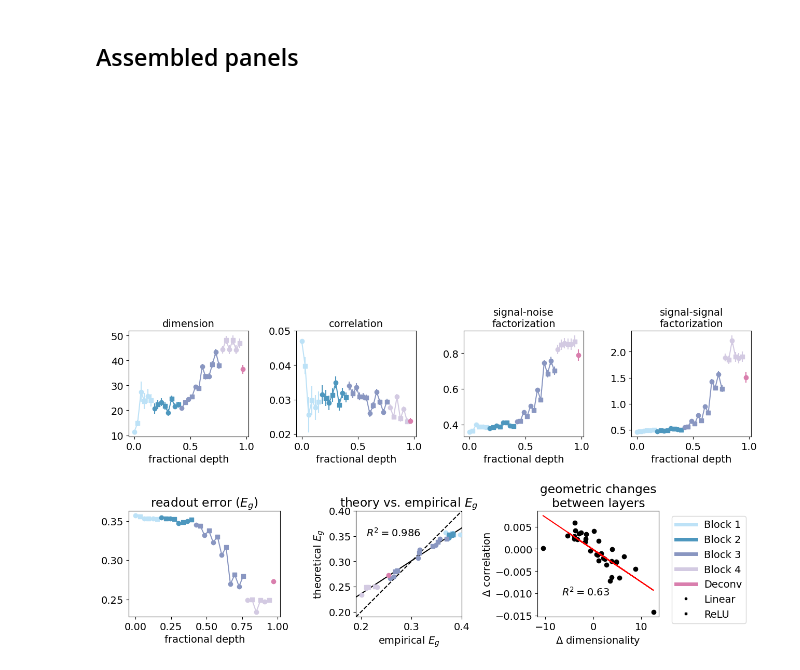
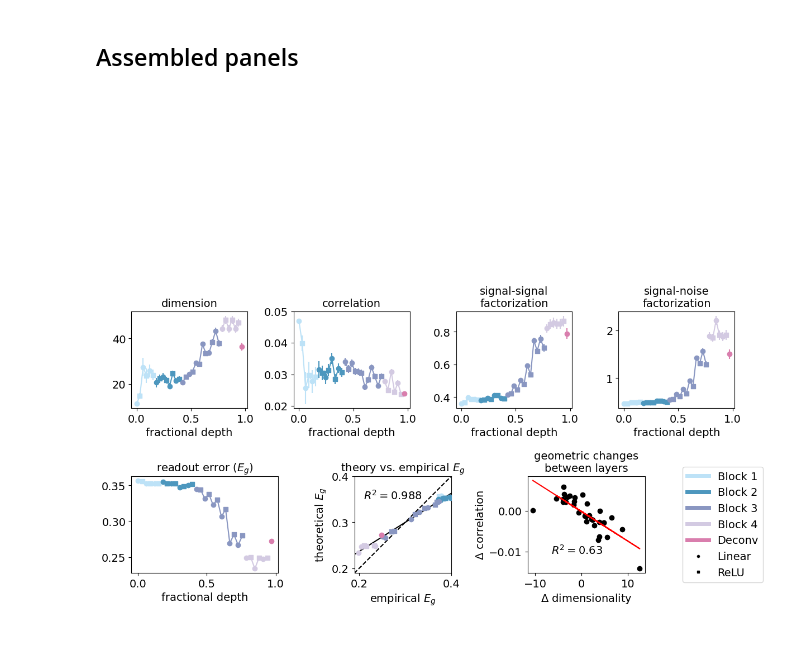
Before and after one commit to awakhloo/population_geometry_optimal_coding, a Jupyter notebook: figures/Fig-deeplabcut.ipynb, the cells around one changed output. Cells and saved outputs as stored; diff of their text form; code cells hidden in the pictures; blank space fills up the shorter version.

```diff
--- a/figures/Fig-deeplabcut.ipynb
+++ b/figures/Fig-deeplabcut.ipynb
@@ -117,7 +117,7 @@ fig
 # %%
 from sklearn.linear_model import LinearRegression as OLS
 
-def tradeoff_plot(ax):
+def tradeoff_plot(ax, fontsize=14):
     dim_means = []
     corr_means = []
 
@@ -154,10 +154,10 @@ def tradeoff_plot(ax):
     m = OLS().fit(np.diff(dim_means).reshape(-1, 1), np.diff(corr_means))
     ax.plot(np.diff(dim_means), m.predict(np.diff(dim_means).reshape(-1, 1)), color="r")
     R2 = m.score(np.diff(dim_means).reshape(-1, 1), np.diff(corr_means))
-    ax.annotate(f"$R^2 = {R2:.2f}$", (0.2, 0.2), xycoords="axes fraction")
-    ax.set_xlabel("$\Delta$ dimensionality")
-    ax.set_ylabel("$\Delta$ correlation")
-    ax.set_title("geometric changes\nbetween layers")
+    ax.annotate(f"$R^2 = {R2:.2f}$", (0.2, 0.2), xycoords="axes fraction", fontsize=fontsize)
+    ax.set_xlabel("$\Delta$ dimensionality", fontsize=fontsize)
+    ax.set_ylabel("$\Delta$ correlation", fontsize=fontsize)
+    ax.set_title("geometric changes\nbetween layers", fontsize=fontsize)
 
 fig, ax = plt.subplots()
 tradeoff_plot(ax)
@@ -210,7 +210,7 @@ Egs_mean_numerical = np.mean(Egs_numerical_all[:, :, P_ix], axis=1)
 Egs_sem_numerical = np.std(Egs_numerical_all[:, :, P_ix], axis=1) / np.sqrt(Egs_numerical_all.shape[1])
 Egs_mean_theory = np.mean(Egs_theory_all[:, :, P_ix], axis=1)
 
-def plot_Eg_curve(ax):
+def plot_Eg_curve(ax, fontsize=14):
     colors = [
         "#BDE2F7", "#4D97BE", "#8996C1", "#D3CAE2", "#D97EAD"
     ]
@@ -247,8 +247,8 @@ def plot_Eg_curve(ax):
             depth[group_linear], Egs_mean_theory[group_linear], color=color, marker="o"
         )
 
-    ax.set_xlabel("fractional depth")
-    ax.set_title("readout error ($E_g$)")
+    ax.set_xlabel("fractional depth", fontsize=fontsize)
+    ax.set_title("readout error ($E_g$)", fontsize=fontsize)
 
 fig, ax = plt.subplots(1, 1, figsize=(6, 4))
 plot_Eg_curve(ax)
@@ -265,7 +265,7 @@ depth = np.arange(Egs_numerical_all.shape[0]) / Egs_numerical_all.shape[0]
 Egs_mean_numerical = np.mean(Egs_numerical_all[:, :, P_ix], axis=1)
 Egs_mean_theory = np.mean(Egs_theory_all[:, :, P_ix], axis=1)
 
-def plot_Eg_match(ax, legend):
+def plot_Eg_match(ax, legend, fontsize=14):
     colors = [
         "#BDE2F7", "#4D97BE", "#8996C1", "#D3CAE2", "#D97EAD"
     ]
@@ -298,10 +298,10 @@ def plot_Eg_match(ax, legend):
     model = OLS().fit(Egs_mean_numerical.reshape(-1, 1), Egs_mean_theory)
     R2 = model.score(Egs_mean_numerical.reshape(-1, 1), Egs_mean_theory)
     ax.plot([0, 1], [model.intercept_, model.intercept_ + model.coef_[0]], "k", zorder=-1)
-    ax.set_xlabel("empirical $E_g$")
-    ax.set_ylabel("theoretical $E_g$")
-    ax.set_title("theory vs. empirical $E_g$")
-    ax.annotate(f"$R^2 = {R2:.3f}$", (0.21, 0.35))
+    ax.set_xlabel("empirical $E_g$", fontsize=fontsize)
+    ax.set_ylabel("theoretical $E_g$", fontsize=fontsize)
+    ax.set_title("theory vs. empirical $E_g$", fontsize=fontsize)
+    ax.annotate(f"$R^2 = {R2:.3f}$", (0.21, 0.35), fontsize=fontsize)
 
     if legend:
         handles, labels = plt.gca().get_legend_handles_labels()
@@ -328,5 +328,5 @@ fig
 # %%
-def plot_legend(ax):
+def plot_legend(ax, fontsize=14):
     colors = [
         "#BDE2F7", "#4D97BE", "#8996C1", "#D3CAE2", "#D97EAD"
     ]
@@ -344,7 +344,7 @@ def plot_legend(ax):
     custom_line = lines.Line2D([], [], color='k', marker='s', markersize=3, linestyle="none",
                            label='ReLU')
     handles.append(custom_line)
-    ax.legend(handles=handles)
+    ax.legend(handles=handles, fontsize=fontsize, loc='center')
     ax.axis("off")
 
 fig, ax = plt.subplots(1, 1, figsize=(3, 1))
@@ -374,40 +374,40 @@ gs = GridSpec(
     figure=fig,
     wspace=0.4, hspace=0.6,
     height_ratios=[1.5, 1, 1],
-    left=0, right=1, top=1, bottom=0
+    left=0.05, right=0.95, top=0.95, bottom=0.1
 )
 
 # Row 1: full-width axis
 ax_top = fig.add_subplot(gs[0, :])
 ax_top.axis("off")
 
 # Row 2: 4 equal-width axes
 axes_row2 = [fig.add_subplot(gs[1, i]) for i in range(4)]
 
 # Row 3: nested GridSpec, with its own vertical (and horizontal) spacing
 gs_row3 = GridSpecFromSubplotSpec(
     1, 4,
     subplot_spec=gs[2, :],
     width_ratios=custom_widths_row3,
     wspace=0.65
 )
 axes_row3 = [fig.add_subplot(gs_row3[0, i]) for i in range(4)]
 
 ax_top.axis("off")
 
 geom_plot(0, "dimension", False, axes_row2[0], fontsize)
 geom_plot(1, "correlation", False, axes_row2[1], fontsize)
 axes_row2[1].set_yticks([0.02, 0.03, 0.04, 0.05])
-geom_plot(3, "signal-noise\nfactorization", False, axes_row2[2], fontsize)
+geom_plot(3, "signal-signal\nfactorization", False, axes_row2[2], fontsize)
 axes_row2[2].set_yticks([0.4, 0.6, 0.8])
-geom_plot(2, "signal-signal\nfactorization", False, axes_row2[3], fontsize)
+geom_plot(2, "signal-noise\nfactorization", False, axes_row2[3], fontsize)
 
 plot_Eg_curve(axes_row3[0])
 plot_Eg_match(axes_row3[1], False)
 tradeoff_plot(axes_row3[2])
 plot_legend(axes_row3[3])
 
 fig.savefig(f"{outdir}/f4_deeplabcut.pdf", dpi=300, transparent=True)
-plt.show()
+fig.show()
 # %% [output]
-[figure, old version]
+[figure, new version]
```
Also changed, not shown: parts of 5 cells of this notebook, 3 other files.
